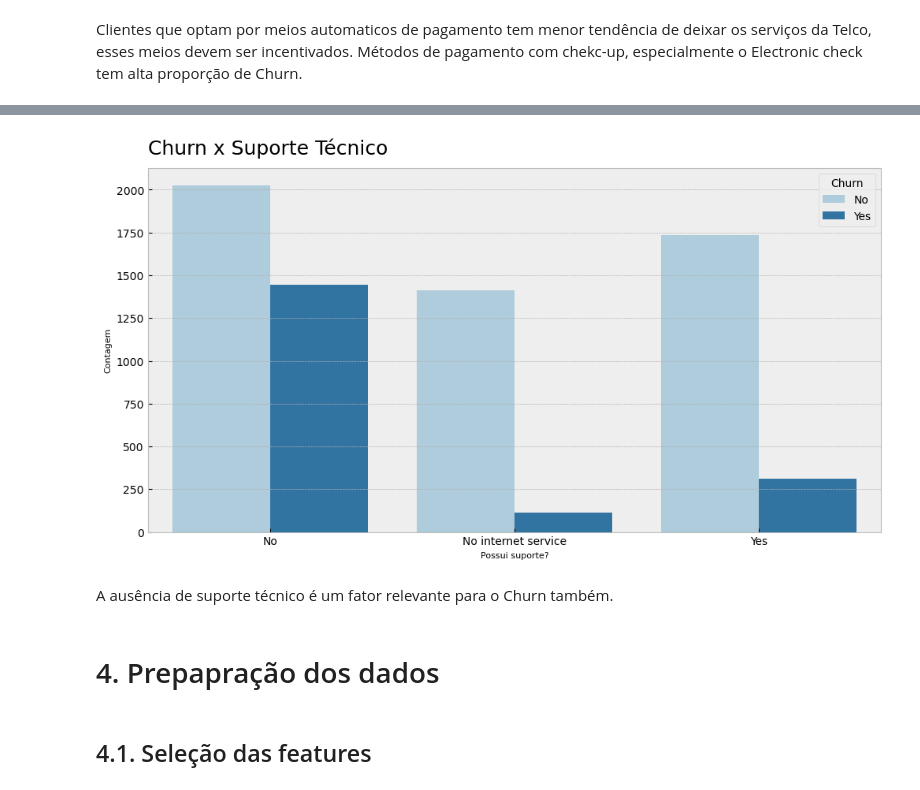
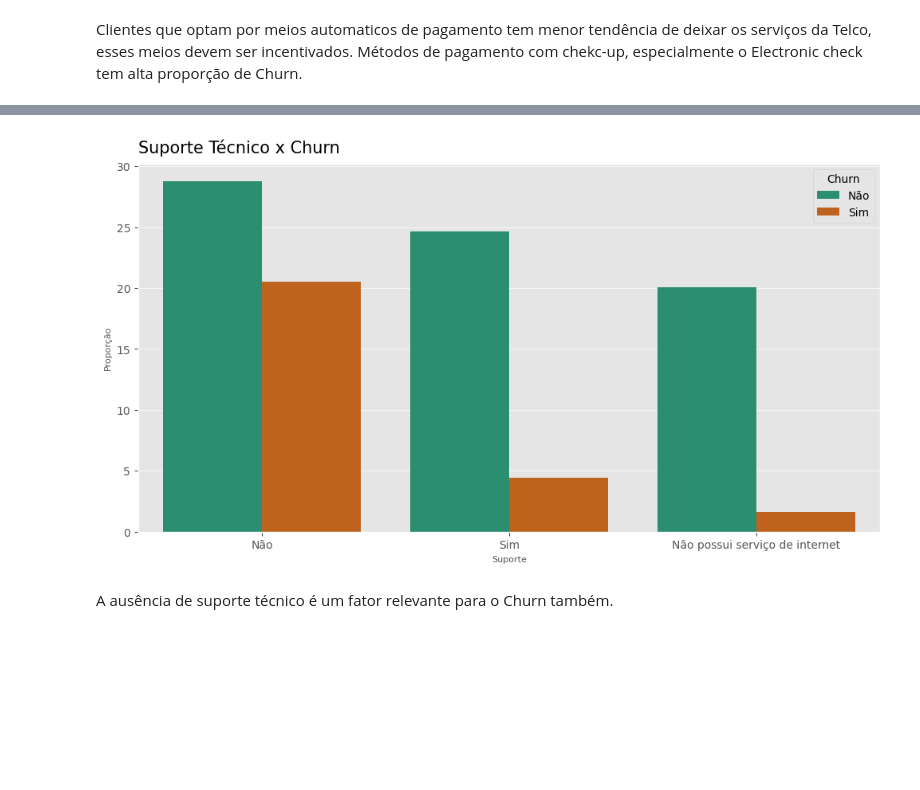
Before and after one commit to datalopes1/telco_churn, a Jupyter notebook: notebooks/eda.ipynb, the cells around one changed output, grey strips where cells are left out. Saved outputs shown, nothing was run; the diff lists cells and outputs as text; code cells hidden in the pictures; blank space fills up the shorter version.

```diff
--- a/notebooks/eda.ipynb
+++ b/notebooks/eda.ipynb
@@ -43,27 +43,13 @@ import numpy as np
 import matplotlib.pyplot as plt
 import seaborn as sns
 
-# Pré-processamento
-from feature_engine.imputation import MeanMedianImputer, CategoricalImputer
-from feature_engine.encoding import OneHotEncoder
-from sklearn.pipeline import Pipeline
-from sklearn.preprocessing import LabelEncoder, StandardScaler
-from sklearn.model_selection import train_test_split, GridSearchCV
-from sklearn.compose import ColumnTransformer
-
-# Machine Learning
-from sklearn.ensemble import RandomForestClassifier
-from sklearn.linear_model import LogisticRegression
-from xgboost import XGBClassifier
-from sklearn.metrics import roc_auc_score, accuracy_score, roc_curve
-
 # Configurações do notebook
 import warnings
 warnings.filterwarnings('ignore')
-plt.style.use('bmh')
-sns.set_palette('Paired')
-pd.set_option('display.max_rows', 20)
-pd.set_option('display.max_columns', 40)
+plt.style.use('ggplot')
+sns.set_palette('Dark2')
+pd.set_option('display.max_rows', 30)
+pd.set_option('display.max_columns', None)
 # %%
 df = pd.read_csv("../data/raw/telcocustomerchurn.csv")
 # %% [markdown]
@@ -307,16 +299,14 @@ support_churn
 # %%
 fig, ax = plt.subplots(figsize = (12, 6))
 
-sns.barplot(support_churn, x = 'TechSupport', y = 'Contagem', hue = 'Churn')
-ax.set_title("Churn x Suporte Técnico", loc = 'left', fontsize = 18, pad = 12)
-ax.set_xlabel("Possui suporte?", fontsize = 8)
-ax.set_ylabel("Contagem", fontsize = 8)
+sns.countplot(x = df.TechSupport, hue = df.Churn, stat = 'percent')
+ax.set_title("Suporte Técnico x Churn", fontsize = 15, pad = 10, loc = 'left')
+ax.set_xlabel("Suporte", fontsize = 8)
+ax.set_ylabel("Proporção", fontsize = 8)
+ax.set_xticklabels(['Não', 'Sim', 'Não possui serviço de internet'])
+ax.legend(title = 'Churn', labels = ['Não', 'Sim'])
 plt.show()
 # %% [output]
-[figure, old version]
+[figure, new version]
 # %% [markdown]
 A ausência de suporte técnico é um fator relevante para o Churn também.
-# %% [markdown]
-# 4. Prepapração dos dados
-# %% [markdown]
-## 4.1. Seleção das features
```
Also changed, not shown: parts of 56 cells of this notebook, 28 other files.
